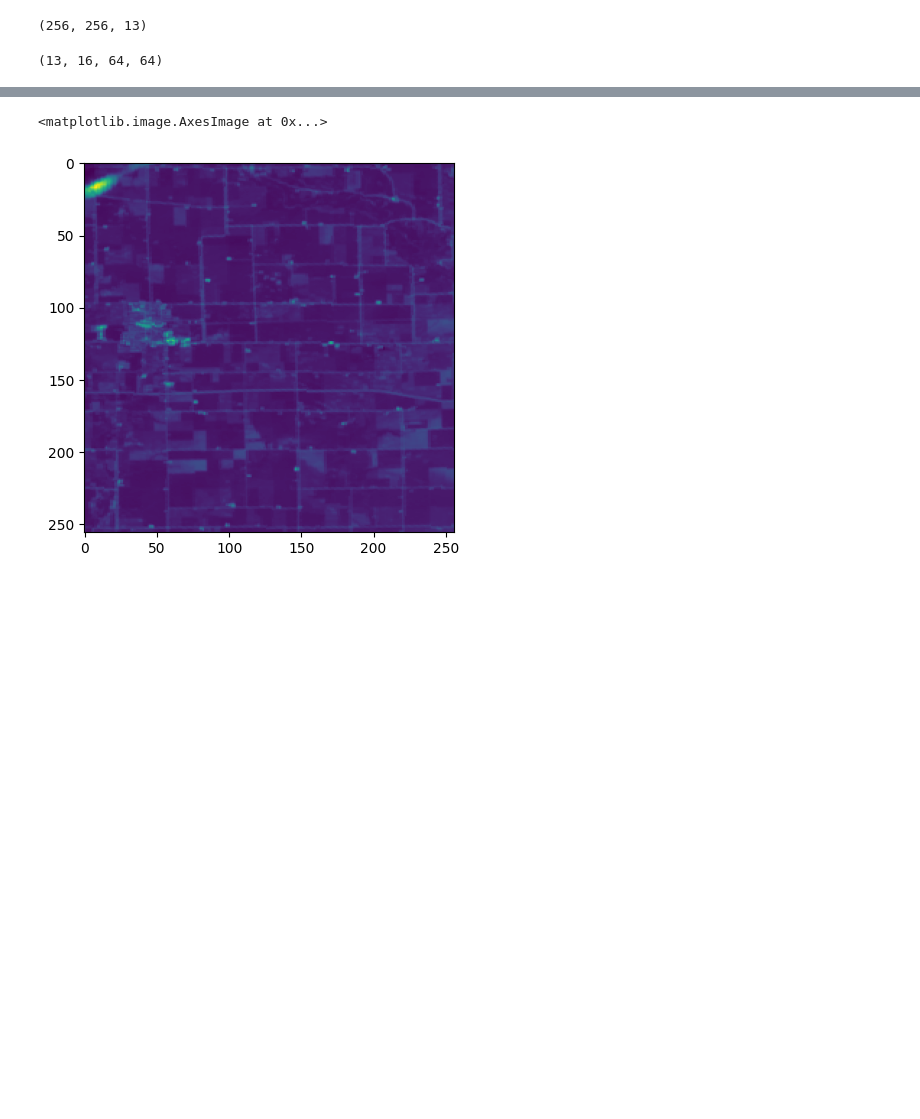
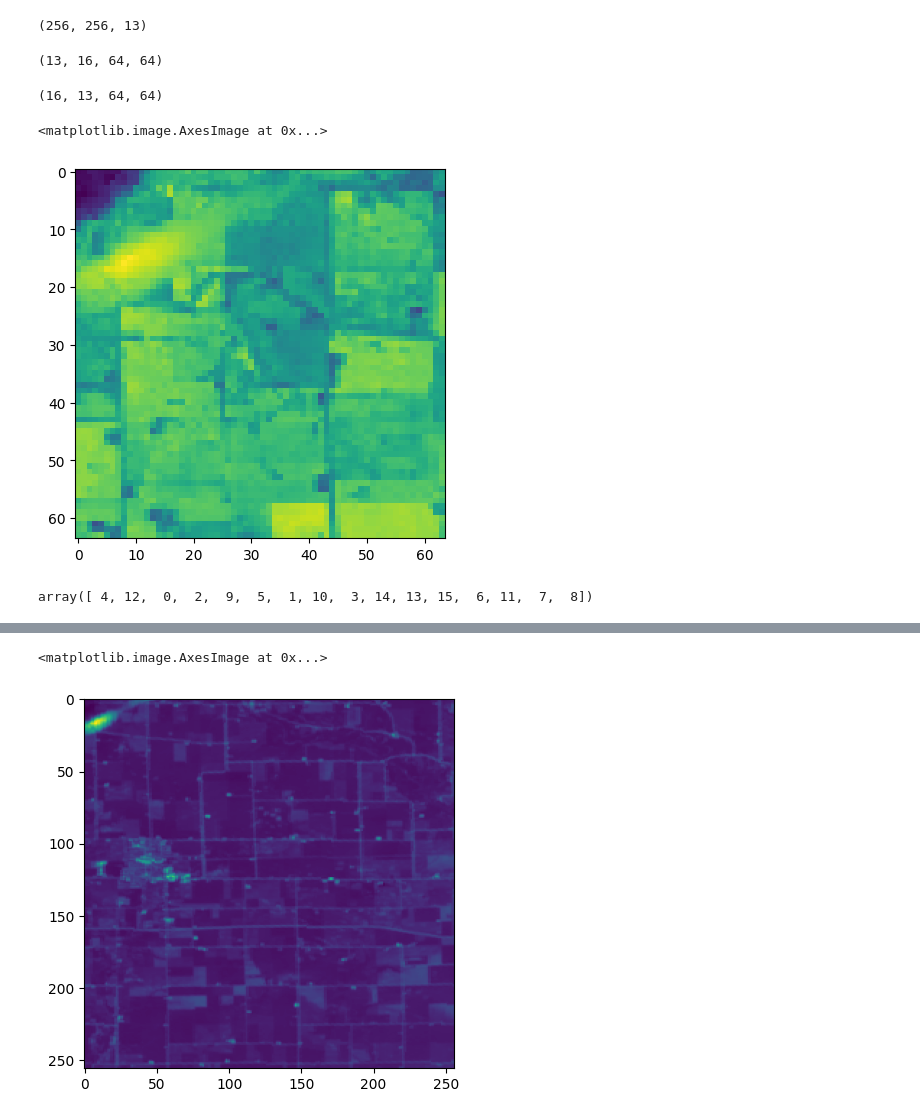
Before and after one commit to Arun-1997/Msc_Thesis, a Jupyter notebook: perturbation_analysis_incl_gradCAM.ipynb, the cells around one changed output, grey strips where cells are left out. Drawn from its saved outputs; the diff is of its cells as text; code cells hidden in the pictures; blank space fills up the shorter version.

Commit message:
update - incorporating perturbation with the rank

```diff
--- a/perturbation_analysis_incl_gradCAM.ipynb
+++ b/perturbation_analysis_incl_gradCAM.ipynb
@@ -375,3 +375,18 @@ img_split = np.array(img_split)
 img_split.shape
 # %% [output]
 (13, 16, 64, 64)
+# %%
+img_split_swap = img_split.swapaxes(0,1)
+print(img_split_swap.shape)
+# %% [output]
+(16, 13, 64, 64)
+# %%
+plt.imshow(img_split_swap[0][6,:,:])
+# %% [output]
+<matplotlib.image.AxesImage at 0x...>
+[figure, added]
+# %%
+gradCAM_rank = saliency_dict["gradCAM"]["rank_mask_index"]
+gradCAM_rank
+# %% [output]
+array([ 4, 12,  0,  2,  9,  5,  1, 10,  3, 14, 13, 15,  6, 11,  7,  8])
```
Also changed, not shown: parts of 1 cell of this notebook.
